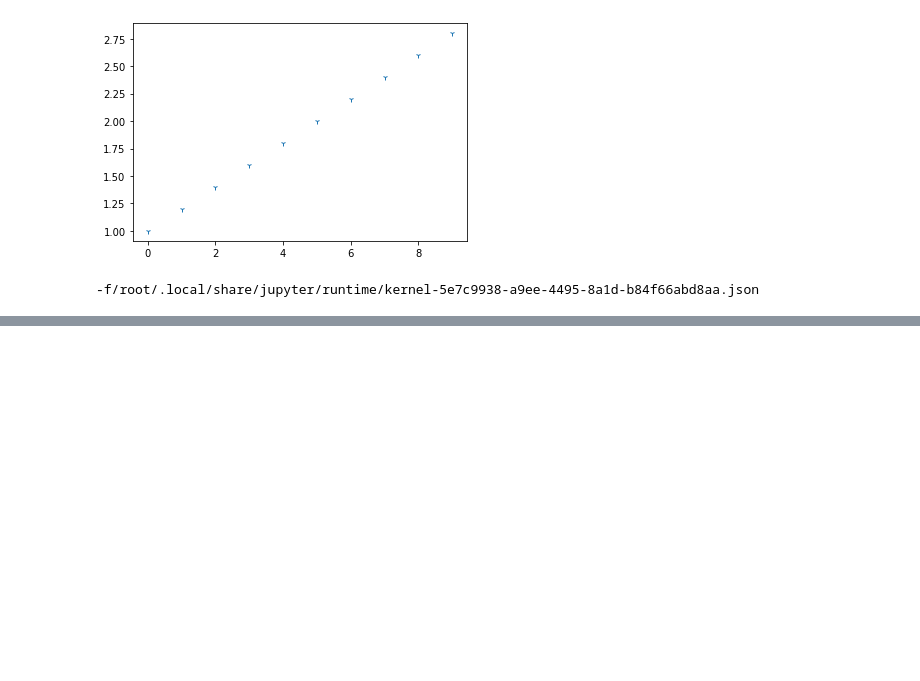
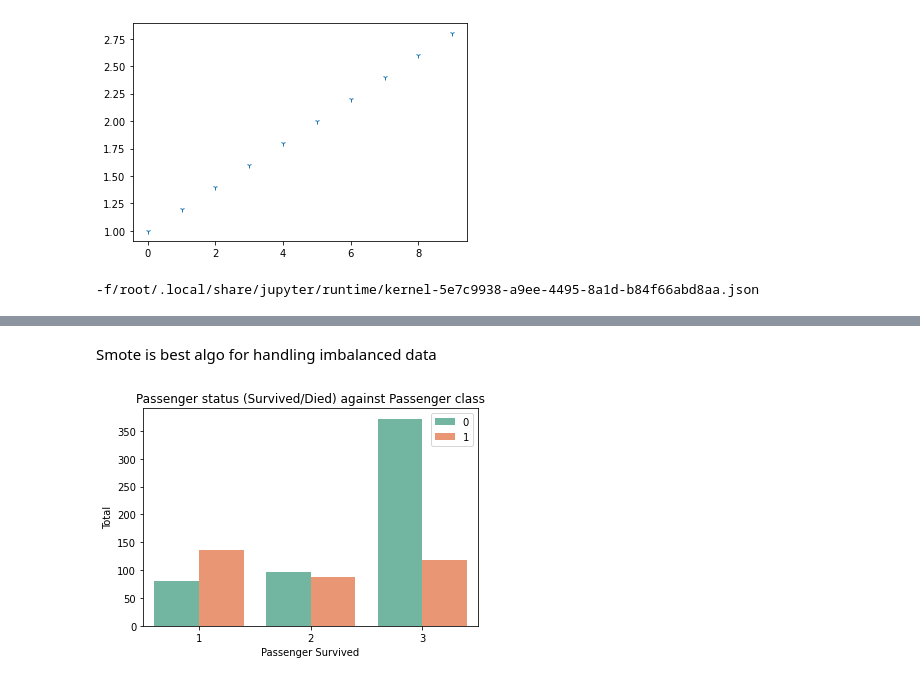
Before and after one commit to ayushi-2310/Ayushi-DAML-2021-22, a Jupyter notebook: HET_DataVisualisation.ipynb, the cells around one changed output, grey strips where cells are left out. Cells and saved outputs as stored; diff of their text form; code cells hidden in the pictures; blank space fills up the shorter version.

```diff
--- a/HET_DataVisualisation.ipynb
+++ b/HET_DataVisualisation.ipynb
@@ -99,0 +164,9 @@ print(sys.argv[1]+sys.argv[2])
+# %% [markdown]
+Smote is best algo for handling imbalanced data
+# %%
+survive=sns.countplot(x='pclass',hue='survived',palette='Set2',data=data)
+survive.set(title='Passenger status (Survived/Died) against Passenger class',xlabel='Passenger Survived',ylabel='Total')
+plt.legend(loc='upper right')
+plt.show()
+# %% [output]
+[figure, added]
```
Also changed, not shown: parts of 31 cells of this notebook.
